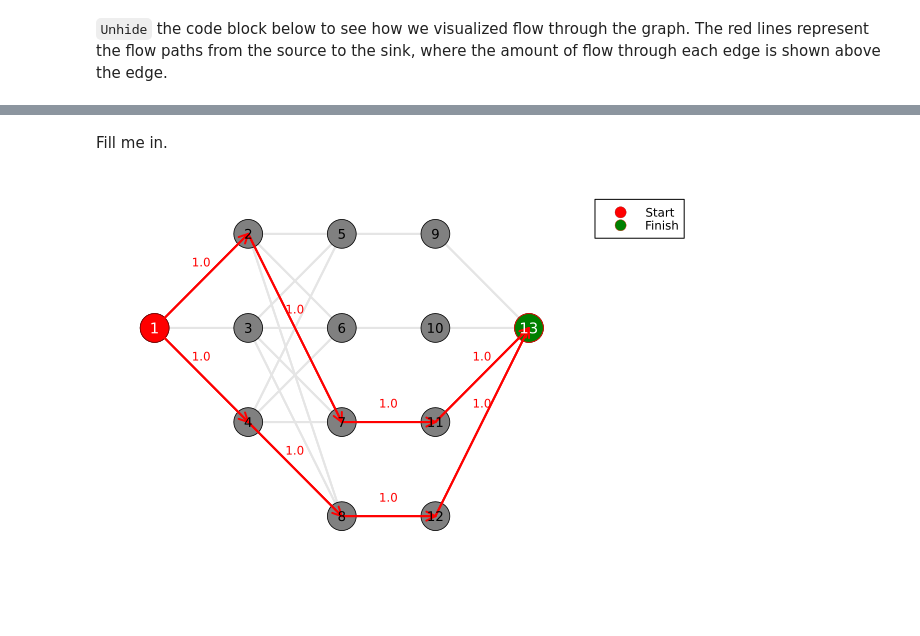
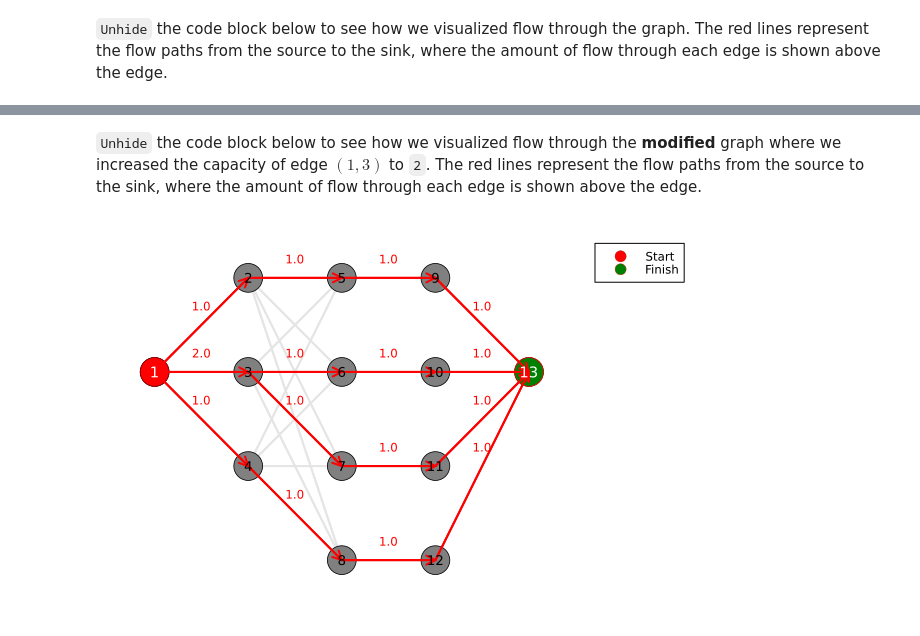
Before and after one commit to varnerlab/CHEME-140-eCornell-Repository, a Jupyter notebook: courses/CHEME-143/module-3/CHEME-143-M3-FF-MaxFlow-Ungraded-Codio-Activity.ipynb, the cells around one changed output, grey strips where cells are left out. Drawn from its saved outputs; the diff is of its cells as text; code cells hidden in the pictures; blank space fills up the shorter version.

```diff
--- a/courses/CHEME-143/module-3/CHEME-143-M3-FF-MaxFlow-Ungraded-Codio-Activity.ipynb
+++ b/courses/CHEME-143/module-3/CHEME-143-M3-FF-MaxFlow-Ungraded-Codio-Activity.ipynb
@@ -368,30 +349,44 @@ Now, let's re-run the maximum flow algorithm on the updated directed graph model
 # %%
-(m₁,flow₁) = let
+(m₁, flow₁, model₁) = let
 
     # initialize -
     s = 1; # we start at node 1
     t = 13; # we end at node 13
     algorithm = FordFulkersonAlgorithm(); # which algorithm to use {FordFulkerson, EdmondsKarp}
 
-    # call -
-    m,flow = maximumflow(updated_directed_graph_model, updated_directed_graph_model.nodes[s],
-        updated_directed_graph_model.nodes[t], algorithm = algorithm)
+    # Stage 1:  Update the capacity -
+    model = deepcopy(directedgraphmodel);  # make a copy of the directed graph model
+
+    # increase the capacity of the edges leaving node 1
+    for e ∈ model.edges
+
+        (u,v) = e[1]; # get the (u,v) pair
+
+        if u == 1 && v == 3 # update edge (1,3)
+            (lower, upper) = model.capacity[(u,v)]; # get the (upper, lower) capacity
+            model.capacity[(u,v)] = (lower, 2*upper); # create new bounds
+        end
+    end
+
+
+    # Stage 2: Compute the maximum flow with updated capacities -
+    m,flow = maximumflow(model, model.nodes[s], model.nodes[t], algorithm = algorithm)
 
     # return -
-    m,flow
+    m,flow,model
 end;
 # %% [markdown]
-Fill me in.
+`Unhide` the code block below to see how we visualized flow through the __modified__ graph where we increased the capacity of edge $(1,3)$ to `2`. The red lines represent the flow paths from the source to the sink, where the amount of flow through each edge is shown above the edge.
 # %%
 let
 
     # initialize -
-    base_graphmodel = updated_directed_graph_model;
+    capacity = model₁.capacity; # get the capacity dictionary
+    flow_dictionary = flow₁;
+    base_graphmodel = model₁;
     source_node = 1; # this is where we start
     target_node = 13; # this is where we want to go
     path_edges = keys(flow); # this is a dictionary of (u,v) → flow_value
-    capacity = base_graphmodel.capacity; # get the capacity dictionary
-    flow_dictionary = flow₁;
 
     # draw -
     q = plot();
@@ -421,31 +416,31 @@ let
         plot!([node_coordinates[s,1], node_coordinates[t,1]],[node_coordinates[s,2], node_coordinates[t,2]], arrow=true, color=:red, lw=2, label="")
 
         # annotate the path-edge weight in red slightly above the red edge
         mwx = (node_coordinates[s,1] + node_coordinates[t,1]) / 2
         mwy = (node_coordinates[s,2] + node_coordinates[t,2]) / 2
         w = round(flow_dictionary[(s,t)], digits=2)
         annotate!(mwx, mwy + 0.20, text(string(w), 8, :red))
     end
 
     # number the nodes -
     n_nodes = size(node_coordinates, 1)
     for i in 1:n_nodes
         x = node_coordinates[i,1]
         y = node_coordinates[i,2]
         if i == source_node || i == target_node
             # white text for the red source node
             annotate!(x, y, text(string(i), 10, :white))
         else
             # black text for other nodes
             annotate!(x, y, text(string(i), 9, :black))
         end
     end
 
     # set the global plot attributes
     plot!(axis=nothing, border=:none, legend=:outertopright, legendfontsize=8,
           background_color=:white, xlim=(9.5, 14.5), ylim=(7.5, 11.5))
 
     current() # show the current plot
 end
 # %% [output]
-[figure, old version]
+[figure, new version]
```
Also changed, not shown: parts of 13 cells of this notebook.
